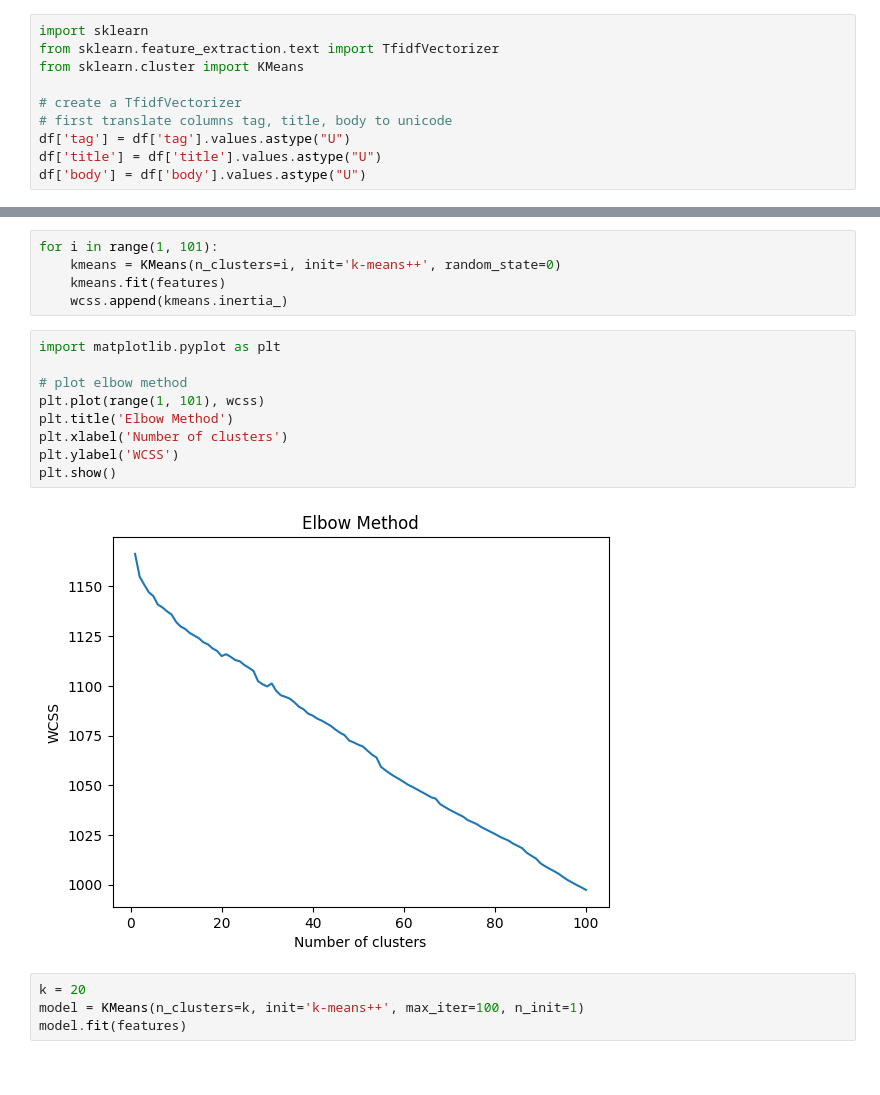
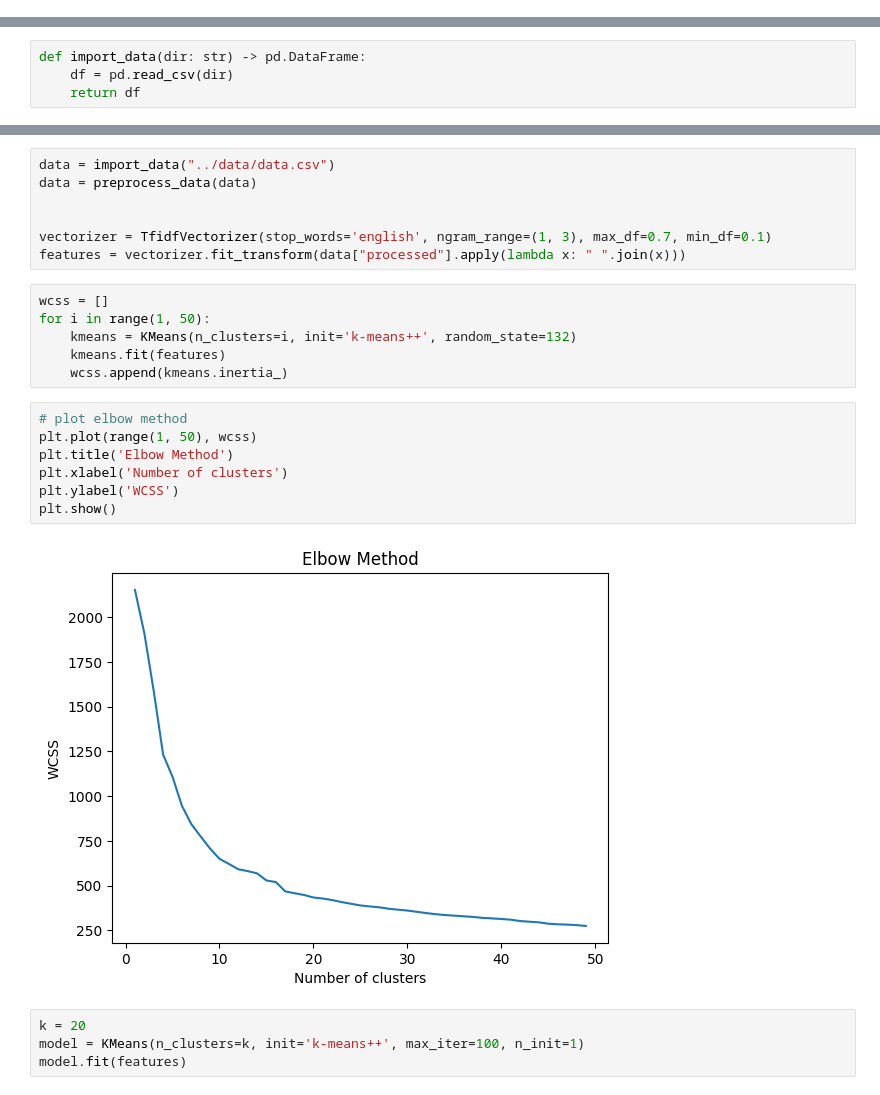
Before and after one commit to JericN/trendit-ai, a Jupyter notebook: models_dev/kmeans.ipynb, the cells around one changed output, grey strips where cells are left out. Cells and saved outputs as stored; diff of their text form.

Commit message:
feat: update kmeans

```diff
--- a/models_dev/kmeans.ipynb
+++ b/models_dev/kmeans.ipynb
@@ -68,10 +0,0 @@ dtype: int64
-# %%
-import sklearn
-from sklearn.feature_extraction.text import TfidfVectorizer
-from sklearn.cluster import KMeans
-
-# create a TfidfVectorizer
-# first translate columns tag, title, body to unicode
-df['tag'] = df['tag'].values.astype("U")
-df['title'] = df['title'].values.astype("U")
-df['body'] = df['body'].values.astype("U")
@@ -89,0 +63,4 @@ wcss = []
+# %%
+def import_data(dir: str) -> pd.DataFrame:
+    df = pd.read_csv(dir)
+    return df
@@ -90,19 +115,25 @@ wcss = []
+# %%
+data = import_data("../data/data.csv")
+data = preprocess_data(data)
+
+
+vectorizer = TfidfVectorizer(stop_words='english', ngram_range=(1, 3), max_df=0.7, min_df=0.1)
+features = vectorizer.fit_transform(data["processed"].apply(lambda x: " ".join(x)))
 # %%
-for i in range(1, 101):
-    kmeans = KMeans(n_clusters=i, init='k-means++', random_state=0)
+wcss = []
+for i in range(1, 50):
+    kmeans = KMeans(n_clusters=i, init='k-means++', random_state=132)
     kmeans.fit(features)
     wcss.append(kmeans.inertia_)
 # %%
-import matplotlib.pyplot as plt
-
 # plot elbow method
-plt.plot(range(1, 101), wcss)
+plt.plot(range(1, 50), wcss)
 plt.title('Elbow Method')
 plt.xlabel('Number of clusters')
 plt.ylabel('WCSS')
 plt.show()
 # %% [output]
-[figure, old version]
+[figure, new version]
 # %%
 k = 20
 model = KMeans(n_clusters=k, init='k-means++', max_iter=100, n_init=1)
```
Also changed, not shown: parts of 11 cells of this notebook.
